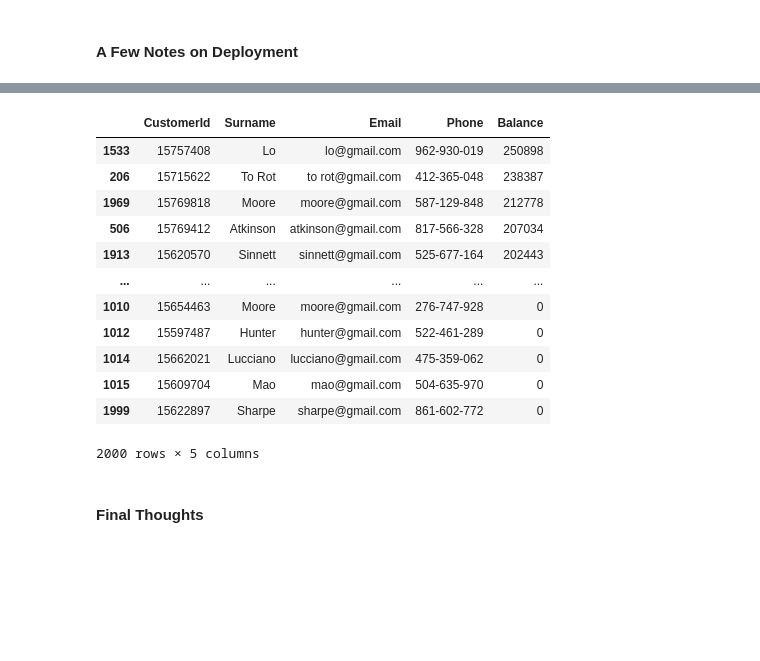
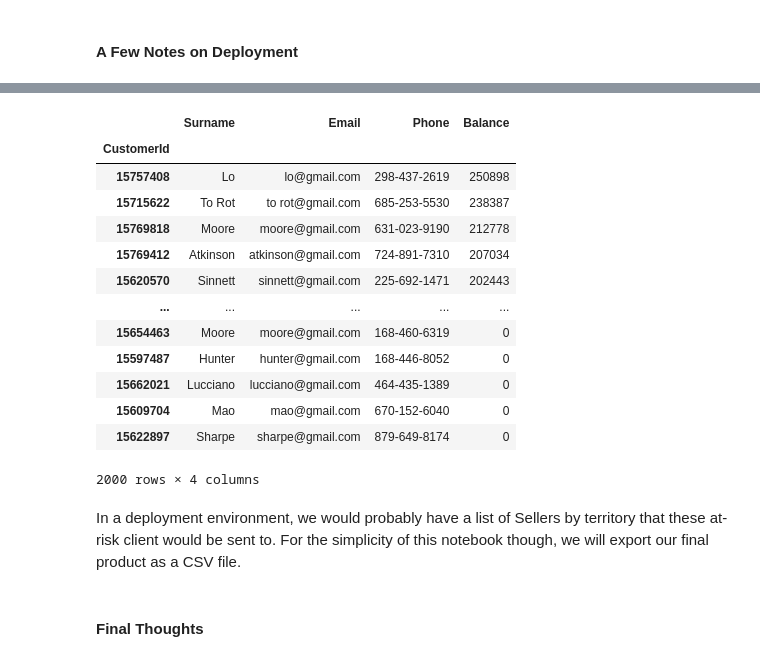
Before and after one commit to colefairbanks/trees-clientchurn, a Jupyter notebook: trees-clientchurn.ipynb, the cells around one changed output, grey strips where cells are left out. Drawn from its saved outputs; the diff is of its cells as text; code cells hidden in the pictures; blank space fills up the shorter version.

Commit message:
finished deployment section

```diff
--- a/trees-clientchurn.ipynb
+++ b/trees-clientchurn.ipynb
@@ -558,0 +563,4 @@ hyperparameter_plots(mean_test_scores, max_features, n_estimators)
+# %%
+optimized_model = RandomForestClassifier(class_weight='balanced', bootstrap=True, max_features=best_params['max_features'], n_estimators=best_params['n_estimators'], random_state=101)
+optimized_model.fit(X_train, y_train)
+optimized_predictions = rfc_model.predict(X_test);
@@ -559,7 +569,7 @@ hyperparameter_plots(mean_test_scores, max_features, n_estimators)
 # %%
-target_client_df = X_test
-target_client_df['Exited'] = ''
-target_client_df.head()
+target_clients_df = X_test
+target_clients_df['Exited'] = ''
+target_clients_df.head()
 # %% [output]
 |  | CreditScore | Age | Tenure | Balance | NumOfProducts | HasCrCard | IsActiveMember | EstimatedSalary | ... |
 | CustomerId |  |  |  |  |  |  |  |  | ... |
@@ -571,3 +583,3 @@ target_client_df.head()
 # %%
-
-target_client_df = target_client_df.loc[target_client_df['Exited'] == 1]
+target_clients_df['Exited'] = optimized_predictions
+target_client_df = target_clients_df.loc[target_clients_df['Exited'] == 1]
@@ -581,0 +594,11 @@ target_client_df = target_client_df[['CustomerId', 'Surname', 'Email', 'Phone',
+# %%
+#pulling CustomerId back out to dataframe by resettting index and setting drop to False
+target_clients_df = target_clients_df.reset_index(drop=False)
+
+#reestablishing surname, email, and phone columns using map()
+target_clients_df['Surname'] = target_clients_df['CustomerId'].map(surname_dict)
+target_clients_df['Email'] = target_clients_df['CustomerId'].map(email_dict)
+target_clients_df['Phone'] = target_clients_df['CustomerId'].map(phone_dict)
+
+#removes unwanted columns by specifying which ones to keep
+target_clients_df = target_clients_df[['CustomerId', 'Surname', 'Email', 'Phone', 'Balance']]
@@ -582,16 +621,21 @@ target_client_df = target_client_df[['CustomerId', 'Surname', 'Email', 'Phone',
 # %%
-target_client_df.sort_values(by='Balance', ascending=False)
+target_clients_df = target_clients_df.sort_values(by='Balance', ascending=False)
+target_clients_df = target_clients_df.set_index('CustomerId')
+target_clients_df
 # %% [output]
-|  | CustomerId | Surname | Email | Phone | Balance |
-| 1533 | 15757408 | Lo | lo@gmail.com | 962-930-019 | 250898 |
-| 206 | 15715622 | To Rot | to rot@gmail.com | 412-365-048 | 238387 |
-| 1969 | 15769818 | Moore | moore@gmail.com | 587-129-848 | 212778 |
-| 506 | 15769412 | Atkinson | atkinson@gmail.com | 817-566-328 | 207034 |
-| 1913 | 15620570 | Sinnett | sinnett@gmail.com | 525-677-164 | 202443 |
-| ... | ... | ... | ... | ... | ... |
-| 1010 | 15654463 | Moore | moore@gmail.com | 276-747-928 | 0 |
-| 1012 | 15597487 | Hunter | hunter@gmail.com | 522-461-289 | 0 |
-| 1014 | 15662021 | Lucciano | lucciano@gmail.com | 475-359-062 | 0 |
-| 1015 | 15609704 | Mao | mao@gmail.com | 504-635-970 | 0 |
-| 1999 | 15622897 | Sharpe | sharpe@gmail.com | 861-602-772 | 0 |
+|  | Surname | Email | Phone | Balance |
+| CustomerId |  |  |  |  |
+| 15757408 | Lo | lo@gmail.com | 298-437-2619 | 250898 |
+| 15715622 | To Rot | to rot@gmail.com | 685-253-5530 | 238387 |
+| 15769818 | Moore | moore@gmail.com | 631-023-9190 | 212778 |
+| 15769412 | Atkinson | atkinson@gmail.com | 724-891-7310 | 207034 |
+| 15620570 | Sinnett | sinnett@gmail.com | 225-692-1471 | 202443 |
+| ... | ... | ... | ... | ... |
+| 15654463 | Moore | moore@gmail.com | 168-460-6319 | 0 |
+| 15597487 | Hunter | hunter@gmail.com | 168-446-8052 | 0 |
+| 15662021 | Lucciano | lucciano@gmail.com | 464-435-1389 | 0 |
+| 15609704 | Mao | mao@gmail.com | 670-152-6040 | 0 |
+| 15622897 | Sharpe | sharpe@gmail.com | 879-649-8174 | 0 |
-2000 rows × 5 columns
+2000 rows × 4 columns
+# %% [markdown]
+In a deployment environment, we would probably have a list of Sellers by territory that these at-risk client would be sent to.  For the simplicity of this notebook though, we will export our final product as a CSV file.
```
Also changed, not shown: parts of 10 cells of this notebook, 1 other file.
